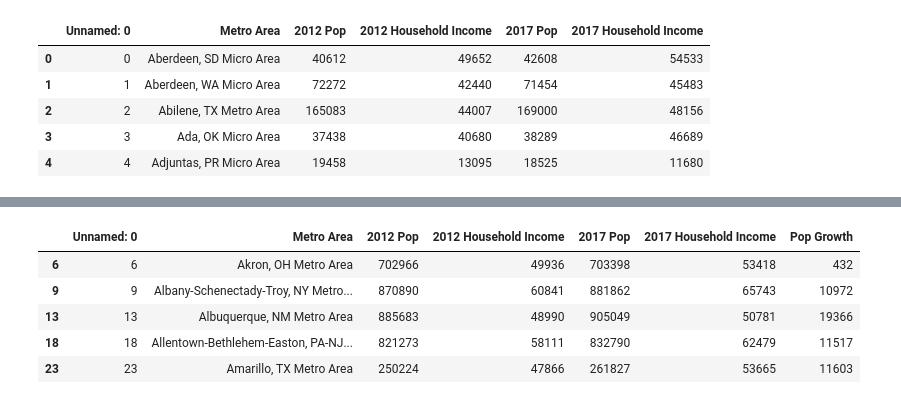
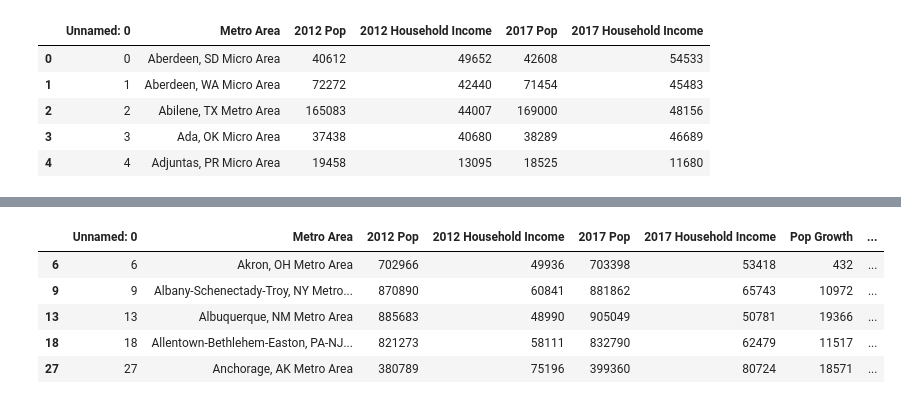
Before and after one commit to woodfin8/ProjectOne, a Jupyter notebook: Census_new.ipynb, the cells around one changed output, grey strips where cells are left out. Cells and saved outputs as stored; diff of their text form; code cells hidden in the pictures.

```diff
--- a/Census_new.ipynb
+++ b/Census_new.ipynb
@@ -30,5 +30,6 @@ df.head()
 | 4 | 4 | Adjuntas, PR Micro Area | 19458 | 13095 | 18525 | 11680 |
 # %%
 df["Pop Growth"] = df['2017 Pop'] - df['2012 Pop']
+df["Income Growth"] = df['2017 Household Income'] - df['2012 Household Income']
 df.head()
 # %% [output]
@@ -41,11 +42,11 @@ df.head()
 # %%
-New_df = df.loc[(df['2017 Pop']>=200000)]
+New_df = df.loc[(df['2017 Pop']>=300000)]
 New_df.head()
 # %% [output]
-|  | Unnamed: 0 | Metro Area | 2012 Pop | 2012 Household Income | 2017 Pop | 2017 Household Income | Pop Growth |
-| 6 | 6 | Akron, OH Metro Area | 702966 | 49936 | 703398 | 53418 | 432 |
-| 9 | 9 | Albany-Schenectady-Troy, NY Metro... | 870890 | 60841 | 881862 | 65743 | 10972 |
-| 13 | 13 | Albuquerque, NM Metro Area | 885683 | 48990 | 905049 | 50781 | 19366 |
-| 18 | 18 | Allentown-Bethlehem-Easton, PA-NJ... | 821273 | 58111 | 832790 | 62479 | 11517 |
-| 23 | 23 | Amarillo, TX Metro Area | 250224 | 47866 | 261827 | 53665 | 11603 |
+|  | Unnamed: 0 | Metro Area | 2012 Pop | 2012 Household Income | 2017 Pop | 2017 Household Income | Pop Growth | ... |
+| 6 | 6 | Akron, OH Metro Area | 702966 | 49936 | 703398 | 53418 | 432 | ... |
+| 9 | 9 | Albany-Schenectady-Troy, NY Metro... | 870890 | 60841 | 881862 | 65743 | 10972 | ... |
+| 13 | 13 | Albuquerque, NM Metro Area | 885683 | 48990 | 905049 | 50781 | 19366 | ... |
+| 18 | 18 | Allentown-Bethlehem-Easton, PA-NJ... | 821273 | 58111 | 832790 | 62479 | 11517 | ... |
+| 27 | 27 | Anchorage, AK Metro Area | 380789 | 75196 | 399360 | 80724 | 18571 | ... |
 # %%
```
Also changed, not shown: parts of 8 cells of this notebook.
